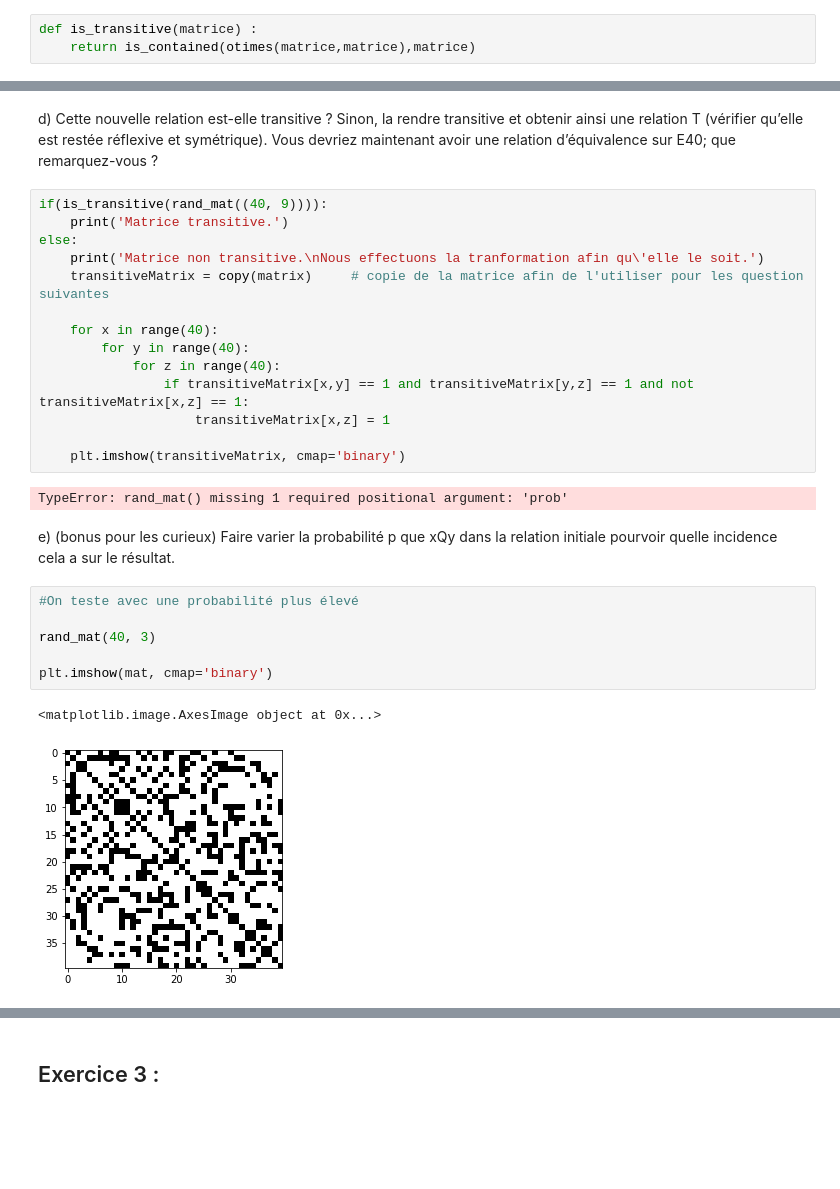
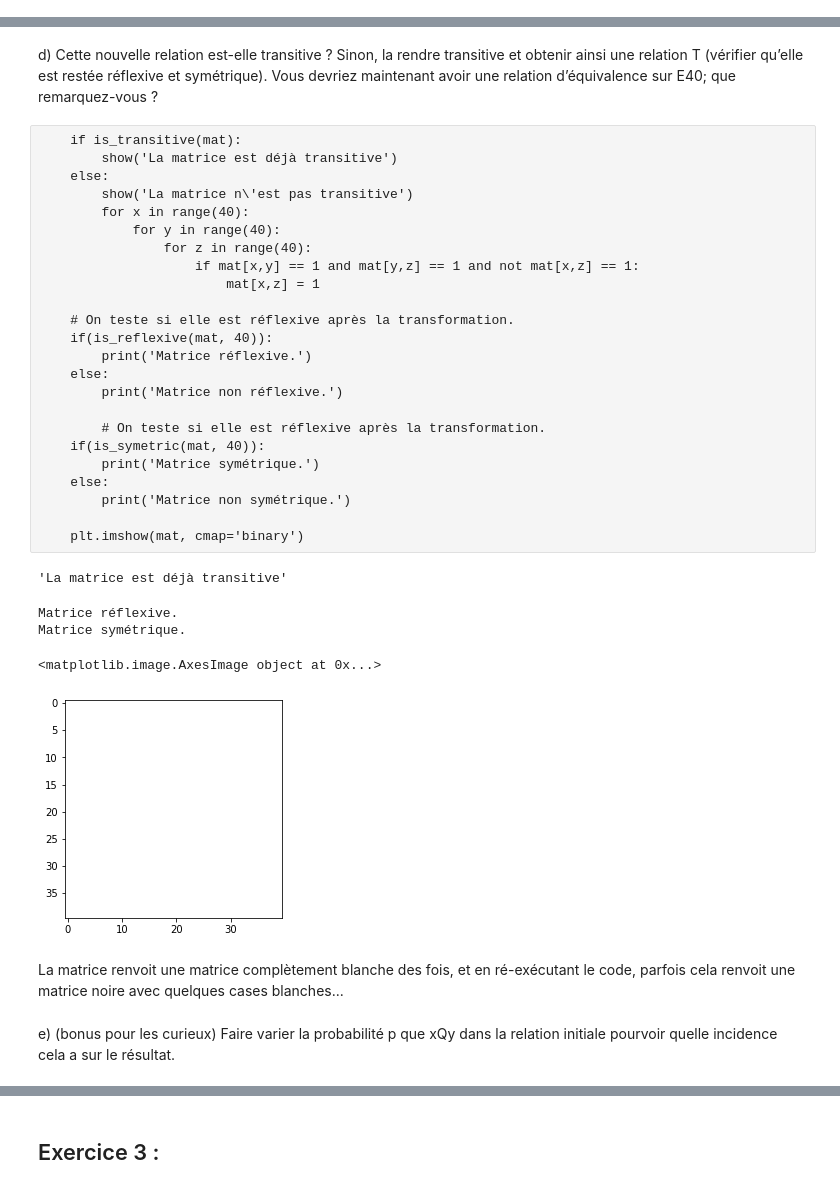
Before and after one commit to EmilieCLARY/maths-tp, a Jupyter notebook: TP 9/TP9_CLARY_DIEU_Relations.ipynb, the cells around one changed output, grey strips where cells are left out. Saved outputs shown, nothing was run; the diff lists cells and outputs as text; blank space fills up the shorter version.

```diff
--- a/TP 9/TP9_CLARY_DIEU_Relations.ipynb
+++ b/TP 9/TP9_CLARY_DIEU_Relations.ipynb
@@ -146,6 +148,3 @@ def is_symetric(matrice, size):
                     return False
 
     return True
-# %%
-def is_transitive(matrice) :
-    return is_contained(otimes(matrice,matrice),matrice)
@@ -227,29 +238,36 @@ Matrice réflexive.
 # %% [markdown]
 d) Cette nouvelle relation est-elle transitive ? Sinon, la rendre transitive et obtenir ainsi une relation T (vérifier qu’elle est restée réflexive et symétrique). Vous devriez maintenant avoir une relation d’équivalence sur E40; que remarquez-vous ?
-# %%
-if(is_transitive(rand_mat((40, 9)))):
-    print('Matrice transitive.')
-else:
-    print('Matrice non transitive.\nNous effectuons la tranformation afin qu\'elle le soit.')
-    transitiveMatrix = copy(matrix)     # copie de la matrice afin de l'utiliser pour les question suivantes
-
-    for x in range(40):
-        for y in range(40):
-            for z in range(40):
-                if transitiveMatrix[x,y] == 1 and transitiveMatrix[y,z] == 1 and not transitiveMatrix[x,z] == 1:
-                    transitiveMatrix[x,z] = 1
-
-    plt.imshow(transitiveMatrix, cmap='binary')
-# %% [output]
-TypeError: rand_mat() missing 1 required positional argument: 'prob'
+# %%
+    if is_transitive(mat):
+        show('La matrice est déjà transitive')
+    else:
+        show('La matrice n\'est pas transitive')
+        for x in range(40):
+            for y in range(40):
+                for z in range(40):
+                    if mat[x,y] == 1 and mat[y,z] == 1 and not mat[x,z] == 1:
+                        mat[x,z] = 1
+
+    # On teste si elle est réflexive après la transformation.
+    if(is_reflexive(mat, 40)):
+        print('Matrice réflexive.')
+    else:
+        print('Matrice non réflexive.')
+
+        # On teste si elle est réflexive après la transformation.
+    if(is_symetric(mat, 40)):
+        print('Matrice symétrique.')
+    else:
+        print('Matrice non symétrique.')
+
+    plt.imshow(mat, cmap='binary')
+# %% [output]
+'La matrice est déjà transitive'
+Matrice réflexive.
+Matrice symétrique.
+<matplotlib.image.AxesImage object at 0x...>
+[figure, added]
+# %% [markdown]
+La matrice renvoit une matrice complètement blanche des fois, et en ré-exécutant le code, parfois cela renvoit une matrice noire avec quelques cases blanches...
 # %% [markdown]
 e) (bonus pour les curieux) Faire varier la probabilité p que xQy dans la relation initiale pourvoir quelle incidence cela a sur le résultat.
-# %%
-#On teste avec une probabilité plus élevé
-
-rand_mat(40, 3)
-
-plt.imshow(mat, cmap='binary')
-# %% [output]
-<matplotlib.image.AxesImage object at 0x...>
-[figure, removed]
```
Also changed, not shown: parts of 14 cells of this notebook, 4 other files.
